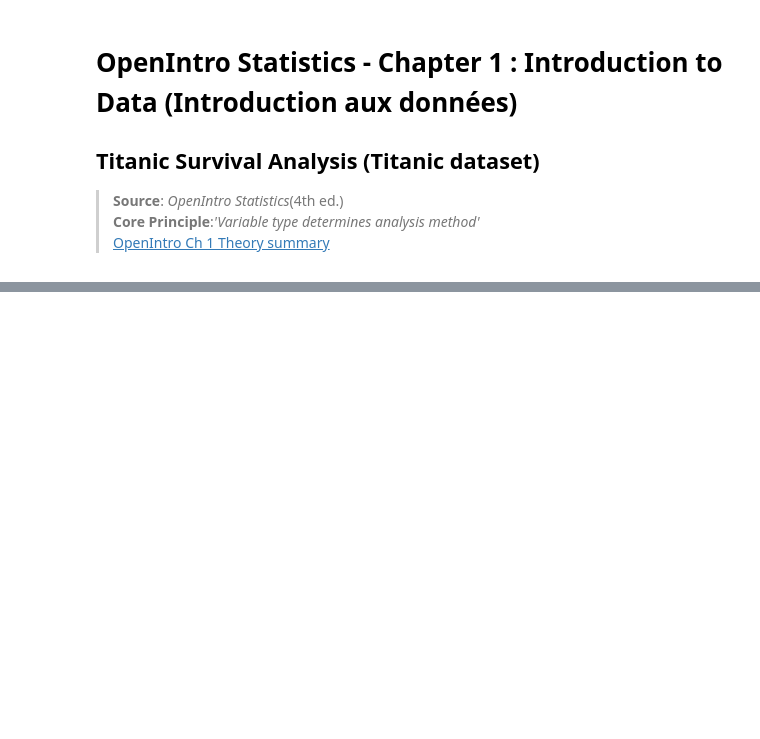
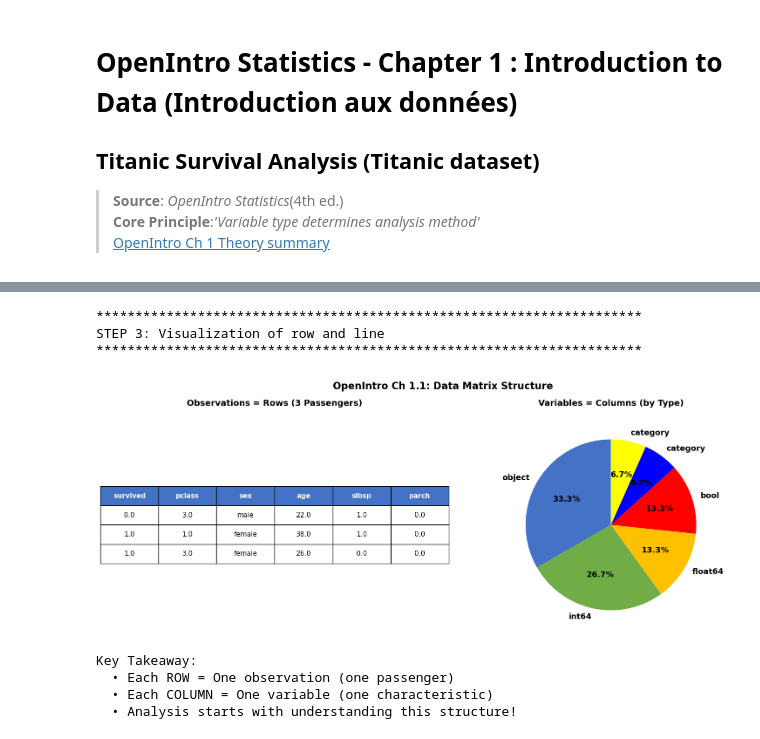
Before and after one commit to zhang196937-ops/titanic-statistical-analysis, a Jupyter notebook: notebooks/01_data_understanding.ipynb, the cells around one changed output, grey strips where cells are left out. Drawn from its saved outputs; the diff is of its cells as text; code cells hidden in the pictures; blank space fills up the shorter version.

```diff
--- a/notebooks/01_data_understanding.ipynb
+++ b/notebooks/01_data_understanding.ipynb
@@ -151,0 +131,78 @@ Variable Type Table (OpenIntro Ch 1.2):
+# %%
+# OpenIntro Ch 1.1: Observations vs Variables Visualization (FIXED)
+print("*"*70)
+print("STEP 3: Visualization of row and line")
+print("*"*70)
+#Create one screen (fig) with 2 windows (axes)
+fig, axes = plt.subplots(1, 2, figsize=(16, 6))
+#filter = ['survived', 'pclass', 'sex', 'age', 'sibsp', 'parch']
+# Using this filter, we get a subset of the first three rows.
+sample_passengers = df[['survived', 'pclass', 'sex', 'age', 'sibsp', 'parch']].head(3)
+
+#convert all data type to string, the goal is for the table in axes[0]
+cell_text = []
+for _, row in sample_passengers.iterrows():
+    formatted_row = []
+    # treate every column in a row --convert to string.
+    for col in sample_passengers.columns:
+        val = row[col]
+        # when numeric, covert numberic to string with one decimal=round(val, 1)
+        if pd.api.types.is_numeric_dtype(sample_passengers[col]):
+            formatted_row.append(f"{val:.1f}") # val:.1f = round(val,1)
+        # when other type (bool,object.category), directly convert to string.
+        else:
+            formatted_row.append(str(val))
+    #keep all the values of one row into cell_text.
+    cell_text.append(formatted_row)
+
+# for the first axes. the left image.
+axes[0].axis('tight')
+axes[0].axis('off')
+table = axes[0].table(
+    cellText=cell_text,  #the goal for convert all data type to string
+    colLabels=sample_passengers.columns,
+    cellLoc='center',
+    loc='center'
+)
+table.auto_set_font_size(False)
+table.set_fontsize(11)
+table.scale(1, 2.5)
+for i in range(len(sample_passengers.columns)):
+    table[(0, i)].set_facecolor('#4472C4')
+    table[(0, i)].set_text_props(weight='bold', color='white')
+axes[0].set_title('Observations = Rows (3 Passengers)',
+                  fontsize=14, fontweight='bold', pad=20)
+
+# for the right image. Distribution of variable types
+type_counts = dtype_report['Dtype'].value_counts()
+colors = ['#4472C4', '#70AD47', '#FFC000','red','blue','yellow']
+axes[1].pie(
+    type_counts.values,
+    labels=type_counts.index,
+    autopct='%1.1f%%',
+    colors=colors,
+    startangle=90,
+    textprops={'fontsize': 13, 'weight': 'bold'}
+)
+axes[1].set_title('Variables = Columns (by Type)',
+                  fontsize=14, fontweight='bold', pad=20)
+
+plt.suptitle('OpenIntro Ch 1.1: Data Matrix Structure',
+             fontsize=16, fontweight='bold', y=0.98)
+plt.tight_layout()
+#plt.savefig('reports/figures/ch1_observations_vs_variables.png', dpi=300, bbox_inches='tight')
+plt.show()
+
+print("\nKey Takeaway:")
+print("  • Each ROW = One observation (one passenger)")
+print("  • Each COLUMN = One variable (one characteristic)")
+print("  • Analysis starts with understanding this structure!")
+# %% [output]
+**********************************************************************
+STEP 3: Visualization of row and line
+**********************************************************************
+[figure, added]
+Key Takeaway:
+  • Each ROW = One observation (one passenger)
+  • Each COLUMN = One variable (one characteristic)
+  • Analysis starts with understanding this structure!
```
Also changed, not shown: parts of 2 cells of this notebook.
